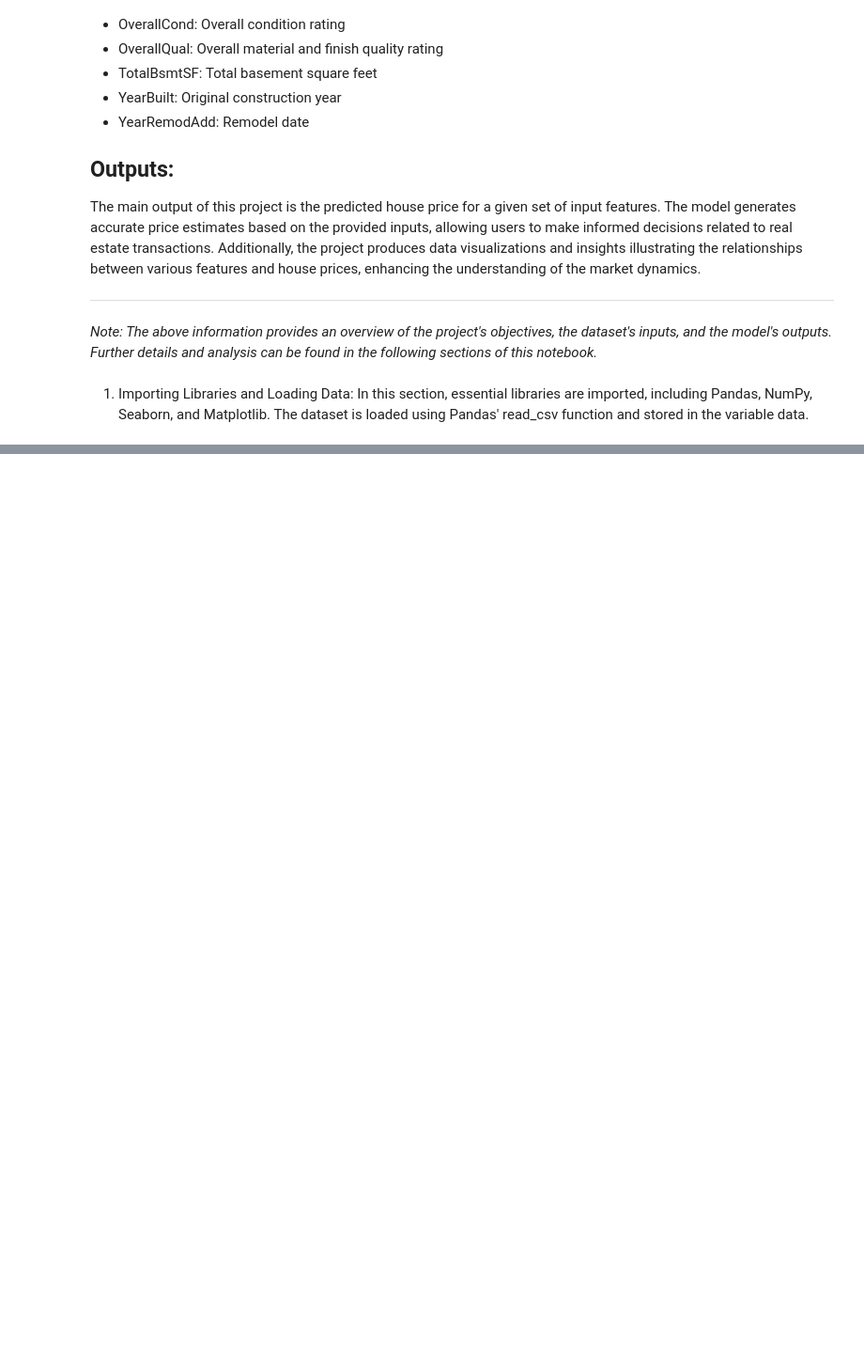
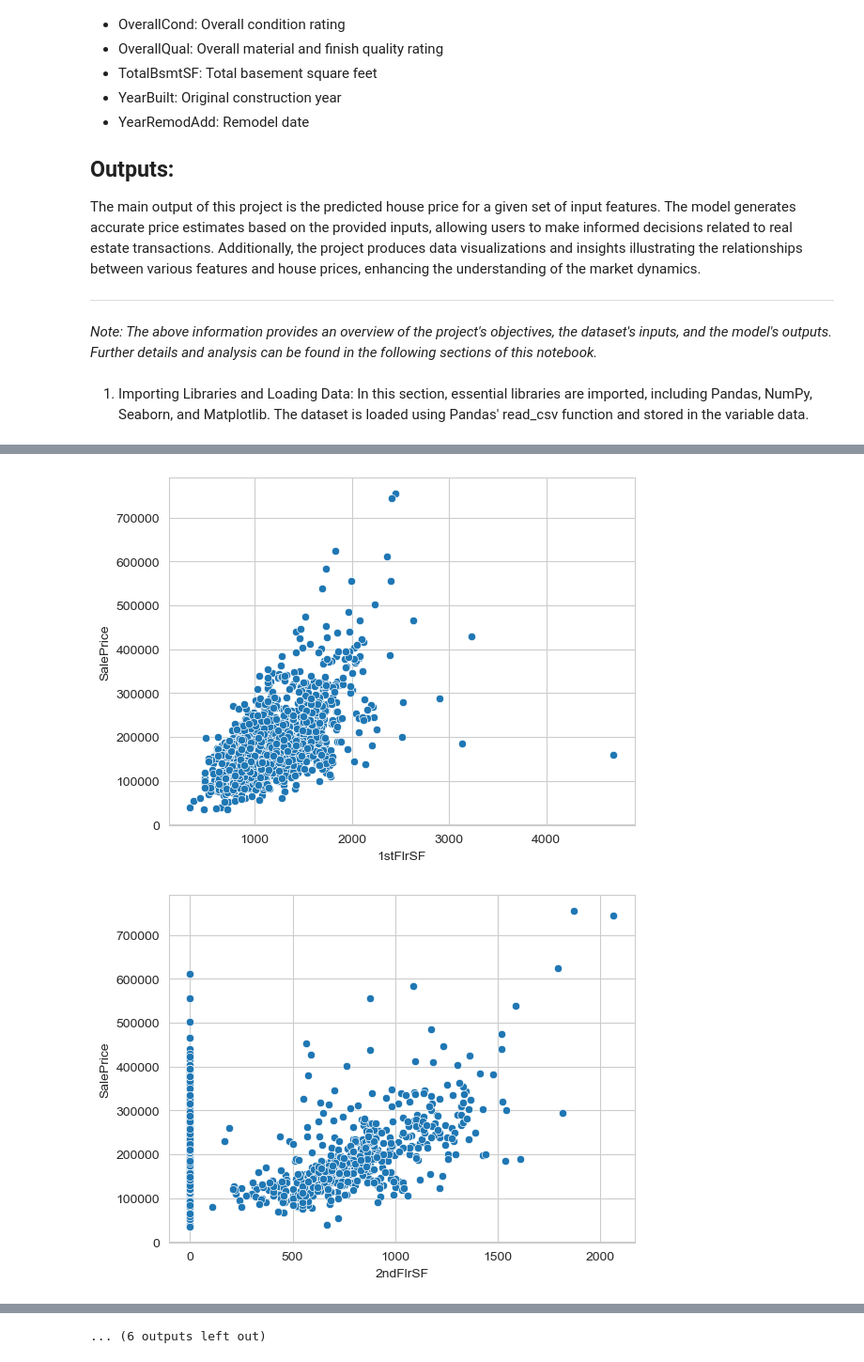
Before and after one commit to Code-Institute-Submissions/Greg-GJE-Heritage-House-Price-Prediction, a Jupyter notebook: 1_Heritage_Housing_PrePro_FeatEngg.ipynb, the cells around one changed output, grey strips where cells are left out. Shown at 94% size. Drawn from its saved outputs; the diff is of its cells as text; code cells hidden in the pictures; blank space fills up the shorter version.

```diff
--- a/1_Heritage_Housing_PrePro_FeatEngg.ipynb
+++ b/1_Heritage_Housing_PrePro_FeatEngg.ipynb
@@ -34,0 +300,7 @@ In this section, essential libraries are imported, including Pandas, NumPy, Seab
+# %%
+for i in num:
+  sns.scatterplot(x = num[i], y = num['SalePrice'], palette='pastel')
+  plt.show()
+# %% [output]
+[figure, added]
+[figure, added]
@@ -34,0 +317 @@ In this section, essential libraries are imported, including Pandas, NumPy, Seab
+... (6 outputs left out)
```
Also changed, not shown: parts of 49 cells of this notebook, 3 other files.
